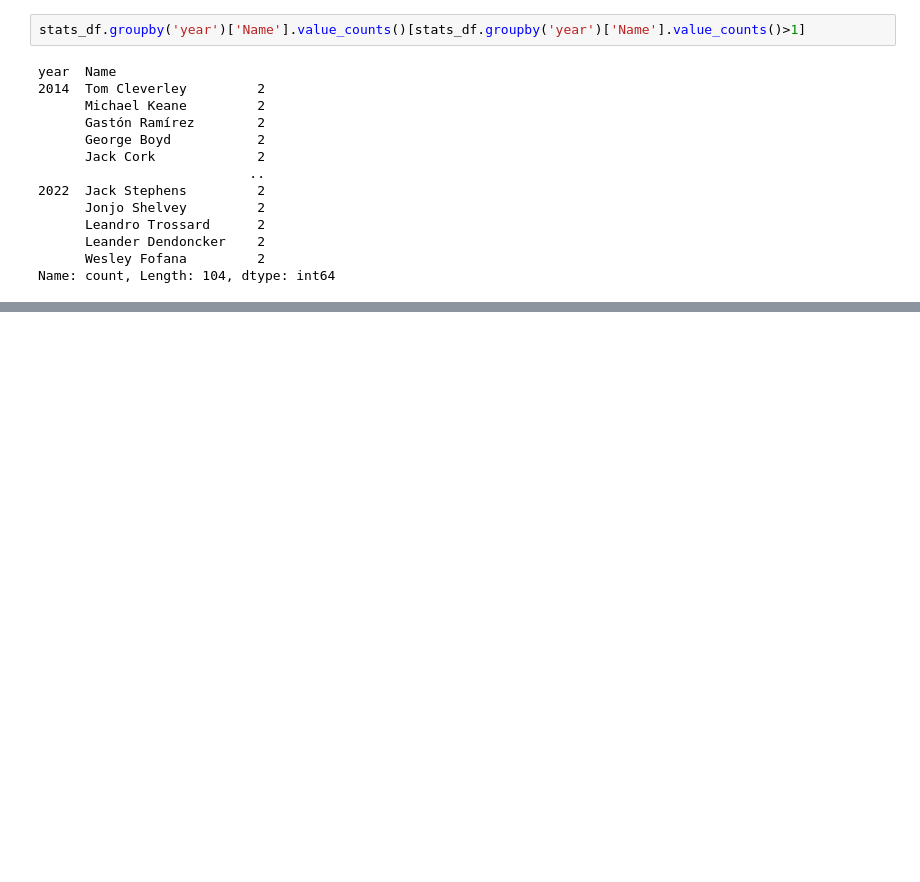
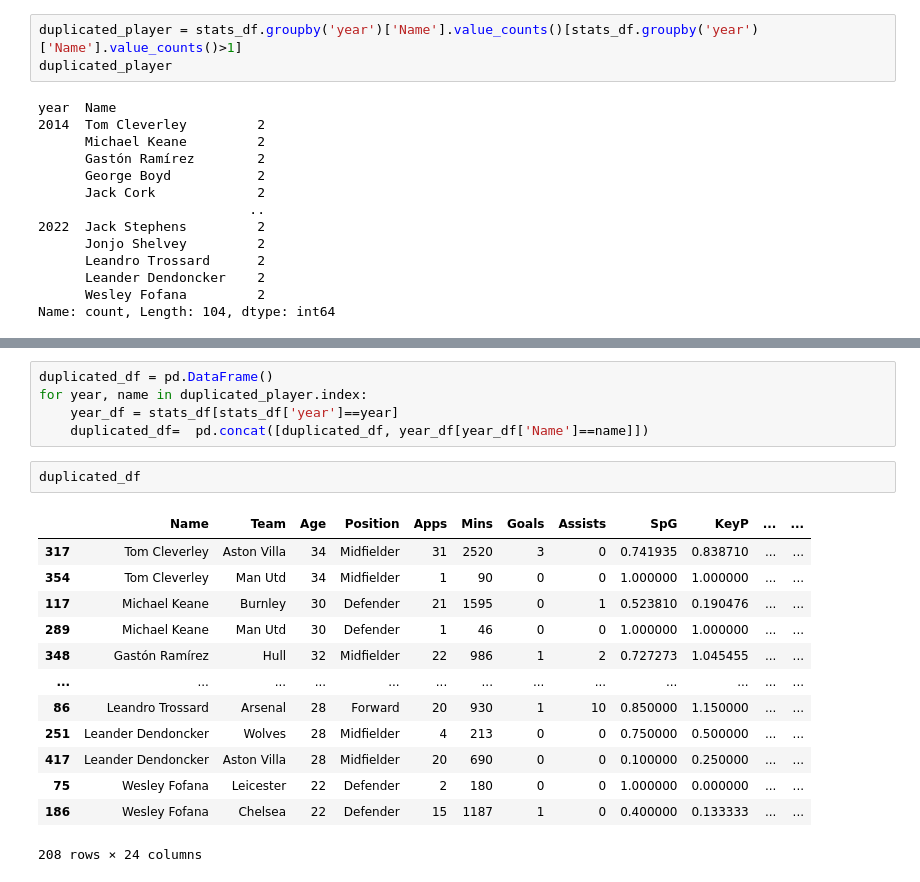
Before and after one commit to sajacaros/eda_champions, a Jupyter notebook: eda/1xbet.ipynb, the cells around one changed output, grey strips where cells are left out. Cells and saved outputs as stored; diff of their text form; blank space fills up the shorter version.

Commit message:
duplicate player info

```diff
--- a/eda/1xbet.ipynb
+++ b/eda/1xbet.ipynb
@@ -130,7 +130,8 @@ stats_df[stats_df.Name=='Theo Walcott']
 | 378 | Theo Walcott | Southampton | 34 | Forward | 20 | 1134 | 2 | 2 | 1.000000 | 0.750000 | ... | ... |
 11 rows × 24 columns
 # %%
-stats_df.groupby('year')['Name'].value_counts()[stats_df.groupby('year')['Name'].value_counts()>1]
+duplicated_player = stats_df.groupby('year')['Name'].value_counts()[stats_df.groupby('year')['Name'].value_counts()>1]
+duplicated_player
 # %% [output]
 year  Name
 2014  Tom Cleverley         2
@@ -147,0 +160,21 @@ Name: count, Length: 104, dtype: int64
+# %%
+duplicated_df = pd.DataFrame()
+for year, name in duplicated_player.index:
+    year_df = stats_df[stats_df['year']==year]
+    duplicated_df=  pd.concat([duplicated_df, year_df[year_df['Name']==name]])
+# %%
+duplicated_df
+# %% [output]
+|  | Name | Team | Age | Position | Apps | Mins | Goals | Assists | SpG | KeyP | ... | ... |
+| 317 | Tom Cleverley | Aston Villa | 34 | Midfielder | 31 | 2520 | 3 | 0 | 0.741935 | 0.838710 | ... | ... |
+| 354 | Tom Cleverley | Man Utd | 34 | Midfielder | 1 | 90 | 0 | 0 | 1.000000 | 1.000000 | ... | ... |
+| 117 | Michael Keane | Burnley | 30 | Defender | 21 | 1595 | 0 | 1 | 0.523810 | 0.190476 | ... | ... |
+| 289 | Michael Keane | Man Utd | 30 | Defender | 1 | 46 | 0 | 0 | 1.000000 | 1.000000 | ... | ... |
+| 348 | Gastón Ramírez | Hull | 32 | Midfielder | 22 | 986 | 1 | 2 | 0.727273 | 1.045455 | ... | ... |
+| ... | ... | ... | ... | ... | ... | ... | ... | ... | ... | ... | ... | ... |
+| 86 | Leandro Trossard | Arsenal | 28 | Forward | 20 | 930 | 1 | 10 | 0.850000 | 1.150000 | ... | ... |
+| 251 | Leander Dendoncker | Wolves | 28 | Midfielder | 4 | 213 | 0 | 0 | 0.750000 | 0.500000 | ... | ... |
+| 417 | Leander Dendoncker | Aston Villa | 28 | Midfielder | 20 | 690 | 0 | 0 | 0.100000 | 0.250000 | ... | ... |
+| 75 | Wesley Fofana | Leicester | 22 | Defender | 2 | 180 | 0 | 0 | 1.000000 | 0.000000 | ... | ... |
+| 186 | Wesley Fofana | Chelsea | 22 | Defender | 15 | 1187 | 1 | 0 | 0.400000 | 0.133333 | ... | ... |
+208 rows × 24 columns
```
Also changed, not shown: parts of 2 cells of this notebook.
